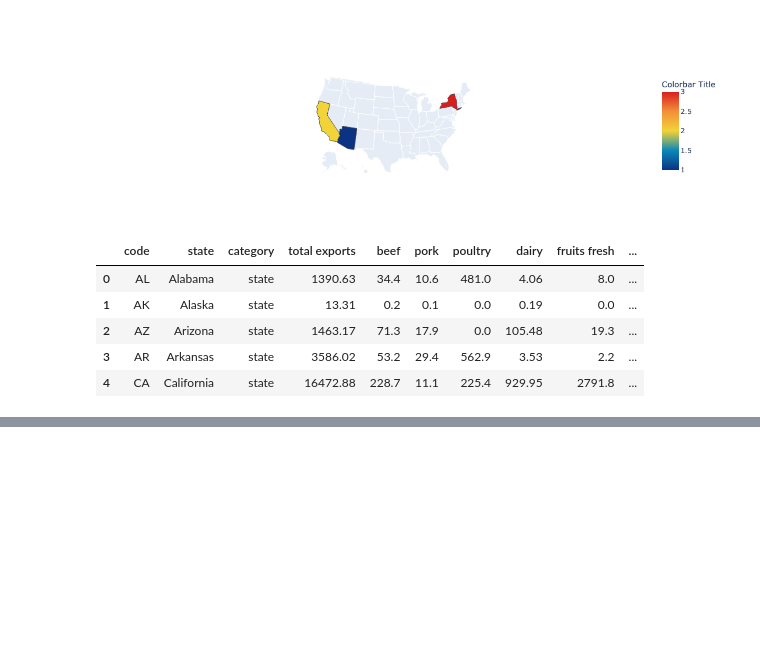
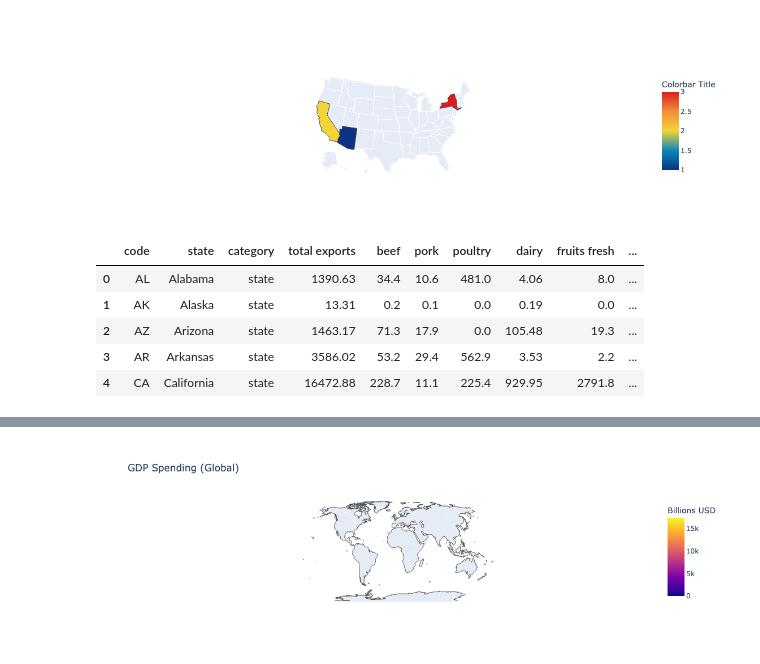
Before and after one commit to Jamy11/Data-Scince-and-Machine-Learing, a Jupyter notebook: 12 Plotly Geographical Plotting/plotly geo plotting.ipynb, the cells around one changed output, grey strips where cells are left out. Saved outputs shown, nothing was run; the diff lists cells and outputs as text; code cells hidden in the pictures; blank space fills up the shorter version.

Commit message:
ploted the whole world

```diff
--- a/12 Plotly Geographical Plotting/plotly geo plotting.ipynb
+++ b/12 Plotly Geographical Plotting/plotly geo plotting.ipynb
@@ -75,0 +76,2 @@ Fig.show()
+# %%
+df2 = pd.read_csv('2014_World_GDP')
@@ -75,0 +87,22 @@ Fig.show()
+# %%
+data = go.Choropleth(
+    # colorscale='YlOrRd',
+    locations=df2['CODE'],
+    locationmode='USA-states',
+    z=df2['GDP (BILLIONS)'],
+    text=df2['COUNTRY'],
+    colorbar_title='Billions USD',
+    marker=dict(line=dict(color='rgb(255,255,255)', width=.5)))
+
+layout = go.Layout(
+    title='GDP Spending (Global)',
+    geo=dict(
+        showframe=False,
+        projection_type='natural earth'   # Best for global view
+    )
+)
+# %%
+Fig2 = go.Figure(data=[data],layout=layout)
+Fig2.show()
+# %% [output]
+[figure, added]
```
Also changed, not shown: parts of 3 cells of this notebook.
